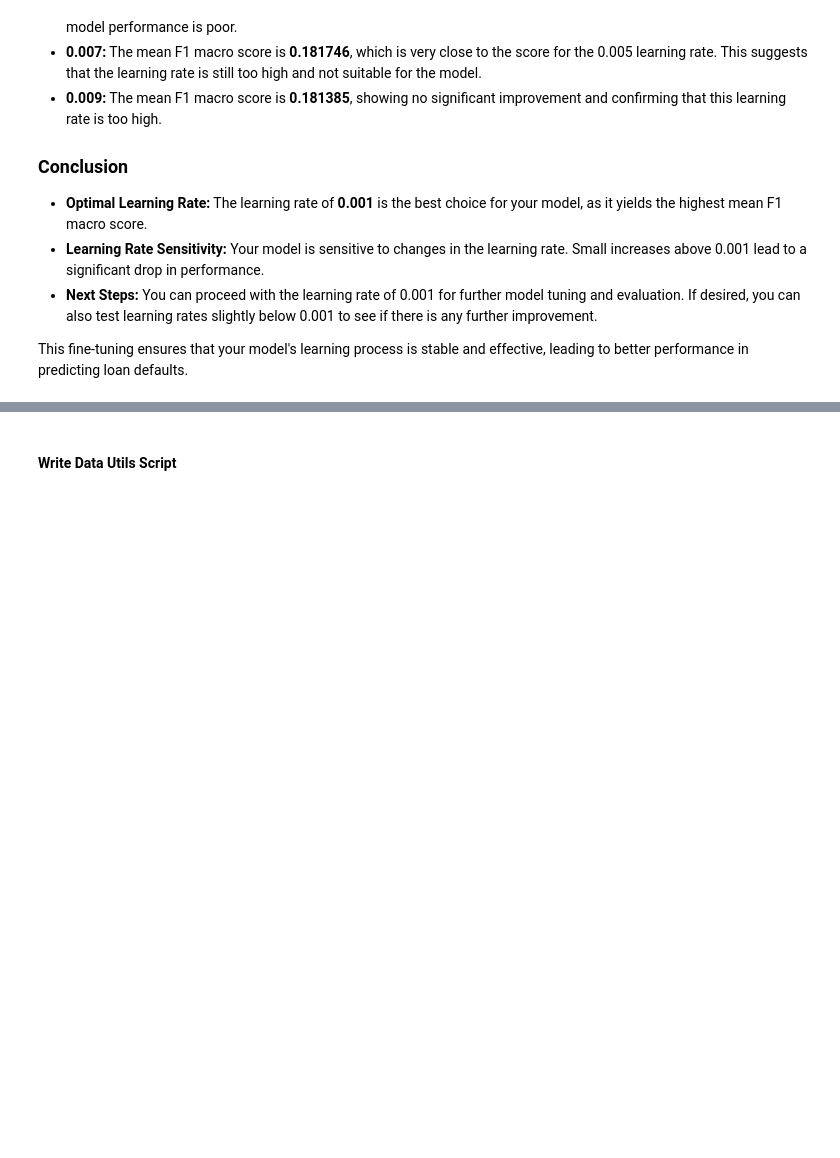
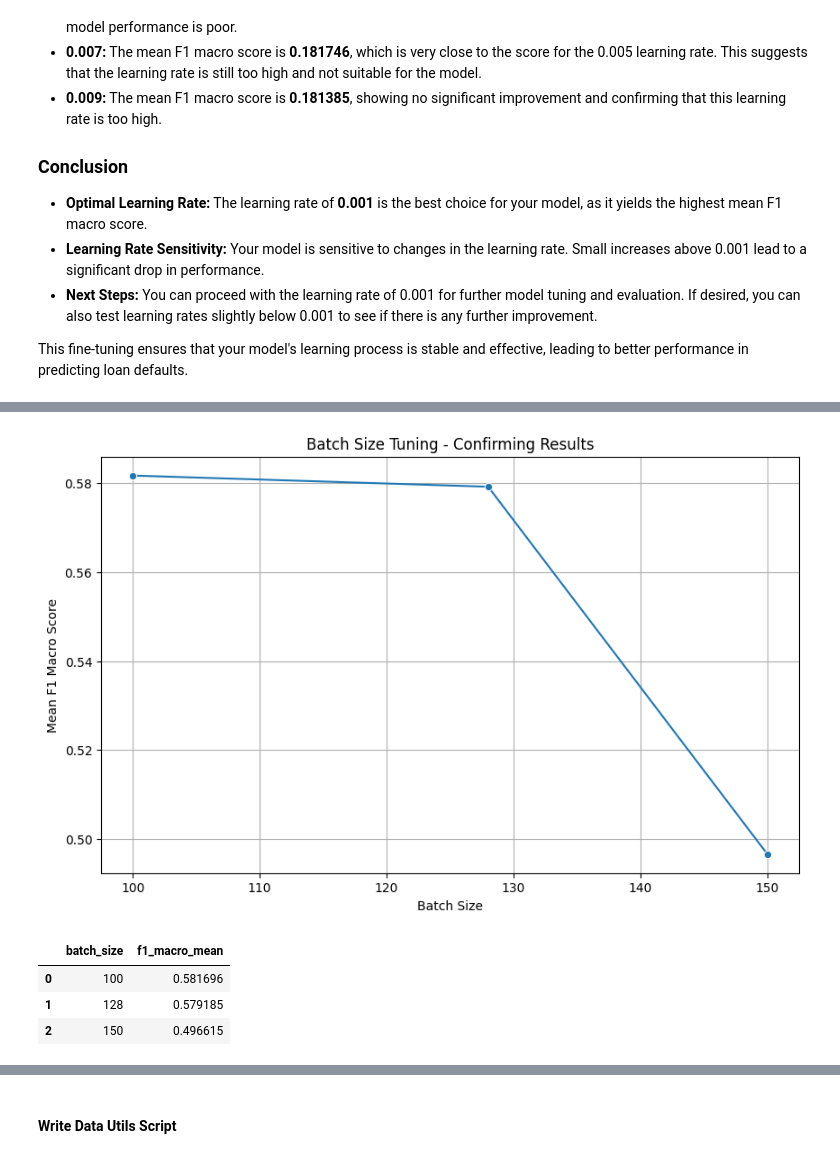
Before and after one commit to micah-shull/Machine_Learning_Pipelines, a Jupyter notebook: pipelines_07_pytorch_pipeline_11_hyperparameter_tuning.ipynb, the cells around one changed output, grey strips where cells are left out. Saved outputs shown, nothing was run; the diff lists cells and outputs as text; code cells hidden in the pictures; blank space fills up the shorter version.

Commit message:
Iterate through range of batch sizes to identify optimal value. Interpret results, select optimal batch size

```diff
--- a/pipelines_07_pytorch_pipeline_11_hyperparameter_tuning.ipynb
+++ b/pipelines_07_pytorch_pipeline_11_hyperparameter_tuning.ipynb
@@ -290,0 +348,39 @@ plt.show()
+# %%
+# Define a range of batch sizes around the best performing one
+batch_sizes = [100, 128, 150]
+
+# Store the results
+batch_size_results = []
+
+# Perform cross-validation for each batch size
+for bs in batch_sizes:
+    # Define the neural network estimator with the current batch size
+    nn_estimator = SklearnSimpleNN(input_dim=X_train.shape[1], learning_rate=0.001, batch_size=bs, pos_weight=best_class_weight, threshold=best_lower_threshold)
+
+    # Perform cross-validation
+    scores = cross_val_score(nn_estimator, X_train, y_train, cv=5, scoring='f1_macro')
+    mean_score = np.mean(scores)
+
+    # Store the results
+    batch_size_results.append({'batch_size': bs, 'f1_macro_mean': mean_score})
+
+# Convert results to DataFrame
+batch_size_results_df = pd.DataFrame(batch_size_results)
+
+# Plot the results
+plt.figure(figsize=(10, 6))
+sns.lineplot(data=batch_size_results_df, x='batch_size', y='f1_macro_mean', marker='o')
+plt.xlabel('Batch Size')
+plt.ylabel('Mean F1 Macro Score')
+plt.title('Batch Size Tuning - Confirming Results')
+plt.grid(True)
+plt.show()
+# %% [output]
+[figure, added]
+# %%
+batch_size_results_df
+# %% [output]
+|  | batch_size | f1_macro_mean |
+| 0 | 100 | 0.581696 |
+| 1 | 128 | 0.579185 |
+| 2 | 150 | 0.496615 |
```
Also changed, not shown: parts of 6 cells of this notebook.
